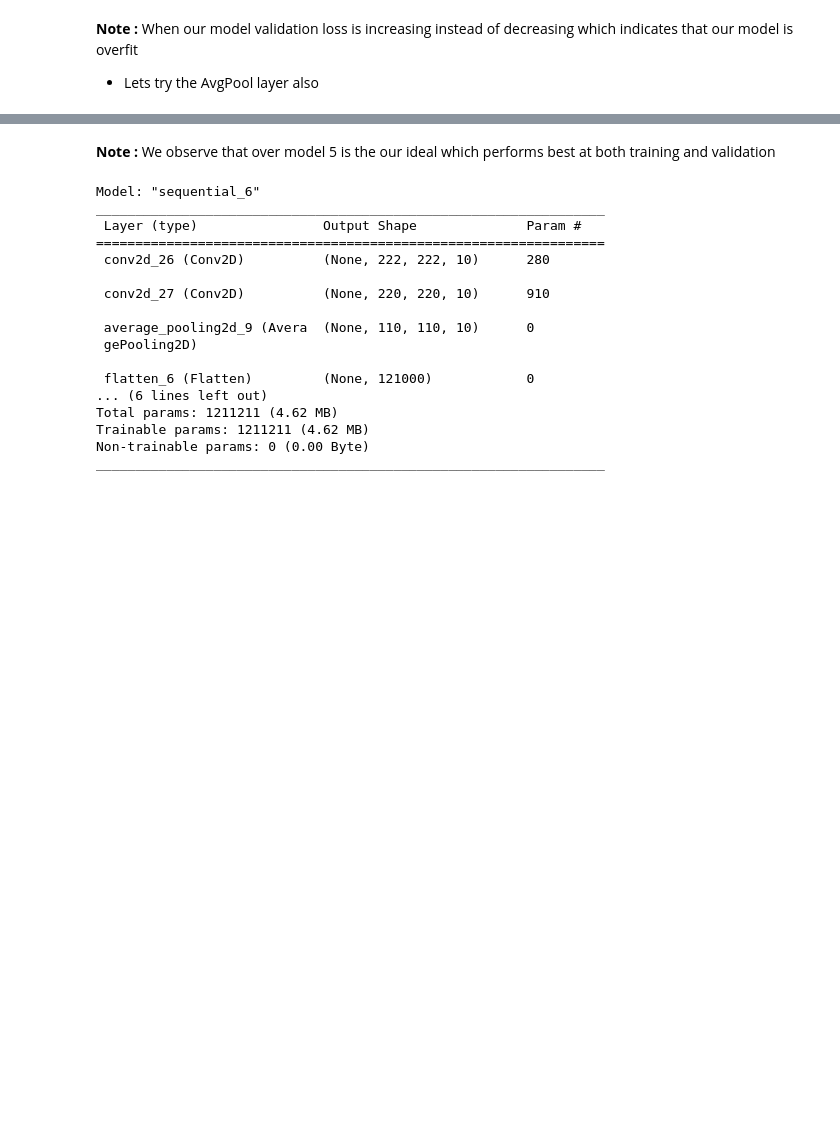
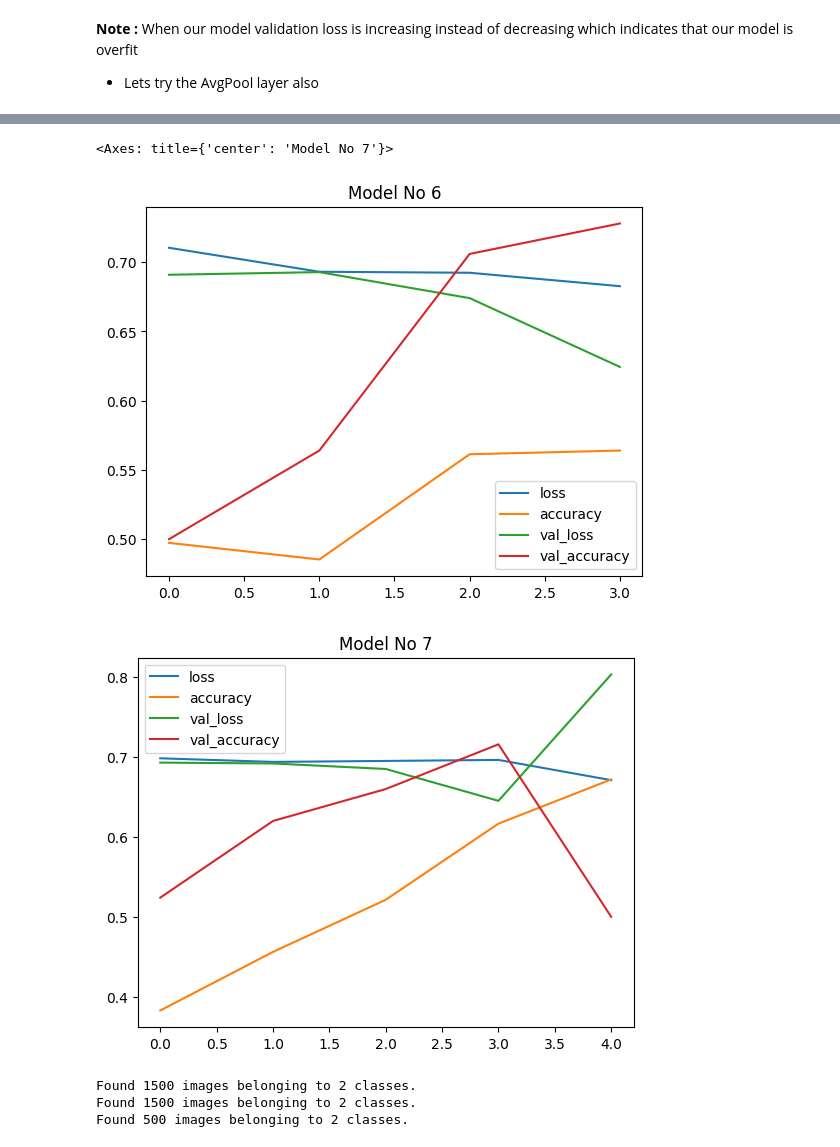
Before and after one commit to SajjaPremsai/TensorFlow, a Jupyter notebook: Convolutional_Neural_Network.ipynb, the cells around one changed output, grey strips where cells are left out. Cells and saved outputs as stored; diff of their text form; code cells hidden in the pictures; blank space fills up the shorter version.

```diff
--- a/Convolutional_Neural_Network.ipynb
+++ b/Convolutional_Neural_Network.ipynb
@@ -407,0 +447,20 @@ Epoch 4/4
+# %%
+image_model_6 = tf.keras.Sequential([
+    tf.keras.layers.Conv2D(10,3,1,activation="relu",input_shape=(224,224,3)),
+    tf.keras.layers.Conv2D(10,3,1,activation="relu"),
+    tf.keras.layers.AvgPool2D(2),
+    tf.keras.layers.Conv2D(10,3,1,activation="relu"),
+    tf.keras.layers.AvgPool2D(2),
+    tf.keras.layers.Conv2D(10,3,1,activation="relu"),
+    tf.keras.layers.AvgPool2D(2),
+    tf.keras.layers.Conv2D(10,3,1,activation="relu"),
+    tf.keras.layers.Flatten(),
+    tf.keras.layers.Dense(10,activation="relu"),
+    tf.keras.layers.Dense(1,activation="sigmoid")
+])
+image_model_6.compile(loss=tf.keras.losses.BinaryCrossentropy(),optimizer=tf.keras.optimizers.Adam(),metrics=["accuracy"])
+history_6 = image_model_6.fit(augmented_train_data,
+                  epochs=4,
+                  steps_per_epoch=len(augmented_train_data),
+                  validation_data=test_data,
+                  validation_steps=len(test_data))
@@ -408,13 +476,19 @@ Epoch 4/4
 # %%
-image_model_5 = tf.keras.Sequential([
+image_model_7 = tf.keras.Sequential([
     tf.keras.layers.Conv2D(10,3,1,activation="relu",input_shape=(224,224,3)),
     tf.keras.layers.Conv2D(10,3,1,activation="relu"),
     tf.keras.layers.AvgPool2D(2),
+    tf.keras.layers.Conv2D(10,3,1,activation="relu"),
+    tf.keras.layers.AvgPool2D(2),
+    tf.keras.layers.Conv2D(10,3,1,activation="relu"),
+     tf.keras.layers.AvgPool2D(2),
     tf.keras.layers.Flatten(),
-    tf.keras.layers.Dense(10,activation="relu"),
     tf.keras.layers.Dense(1,activation="sigmoid")
 ])
-
-image_model_5.compile(loss=tf.keras.losses.BinaryCrossentropy(),optimizer=tf.keras.optimizers.Adam(),metrics=["accuracy"])
-history_5 = image_model_5.fit(train_data,epochs=4,steps_per_epoch=len(train_data),validation_data=test_data,validation_steps=len(test_data))
+image_model_7.compile(loss=tf.keras.losses.BinaryCrossentropy(),optimizer=tf.keras.optimizers.Adam(),metrics=["accuracy"])
+history_7 = image_model_7.fit(augmented_train_data,
+                  epochs=5,
+                  steps_per_epoch=len(augmented_train_data),
+                  validation_data=test_data,
+                  validation_steps=len(test_data))
 # %% [output]
@@ -438,22 +505,18 @@ h5.plot(title="Image Model 5")
-# %% [markdown]
-**Note :** We observe that over model 5 is the our ideal which performs best at both training and validation
-# %%
-image_model_5.summary()
-# %% [output]
-Model: "sequential_6"
-_________________________________________________________________
- Layer (type)                Output Shape              Param #
-=================================================================
- conv2d_26 (Conv2D)          (None, 222, 222, 10)      280
-
- conv2d_27 (Conv2D)          (None, 220, 220, 10)      910
-
- average_pooling2d_9 (Avera  (None, 110, 110, 10)      0
- gePooling2D)
-
- flatten_6 (Flatten)         (None, 121000)            0
-... (6 lines left out)
-Total params: 1211211 (4.62 MB)
-Trainable params: 1211211 (4.62 MB)
-Non-trainable params: 0 (0.00 Byte)
-_________________________________________________________________
+# %%
+import pandas as pd
+h6 = pd.DataFrame(history_6.history)
+h6.plot(title="Model No 6")
+h7 = pd.DataFrame(history_7.history)
+h7.plot(title="Model No 7")
+# %% [output]
+<Axes: title={'center': 'Model No 7'}>
+[figure, added]
+[figure, added]
+# %%
+shuffled_train_data = train_datagen.flow_from_directory("/content/pizza_steak/train",target_size=(224,224),batch_size=32,class_mode="binary",shuffle=False)
+shuffled_augmented_train_data = train_datagen_agumented.flow_from_directory("/content/pizza_steak/train",target_size=(224,224),batch_size=32,class_mode="binary",shuffle=False)
+shuffled_test_data = test_datagen.flow_from_directory("/content/pizza_steak/test",target_size=(224,224),batch_size=32,class_mode="binary")
+# %% [output]
+Found 1500 images belonging to 2 classes.
+Found 1500 images belonging to 2 classes.
+Found 500 images belonging to 2 classes.
```
Also changed, not shown: parts of 38 cells of this notebook, 1 other file.
